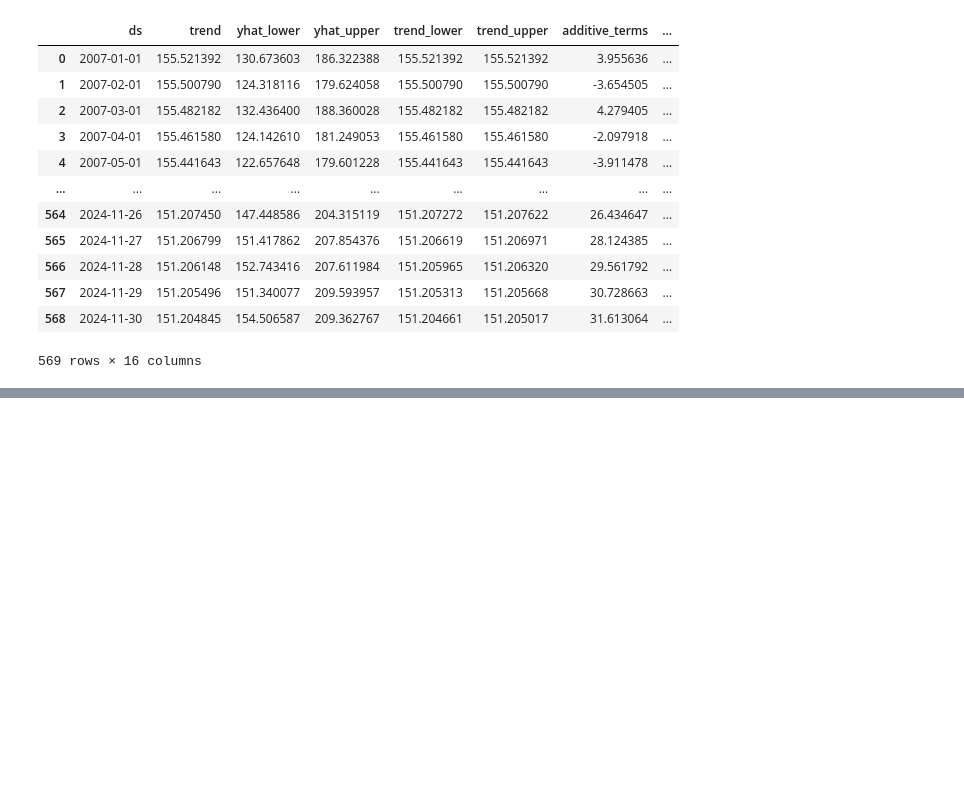
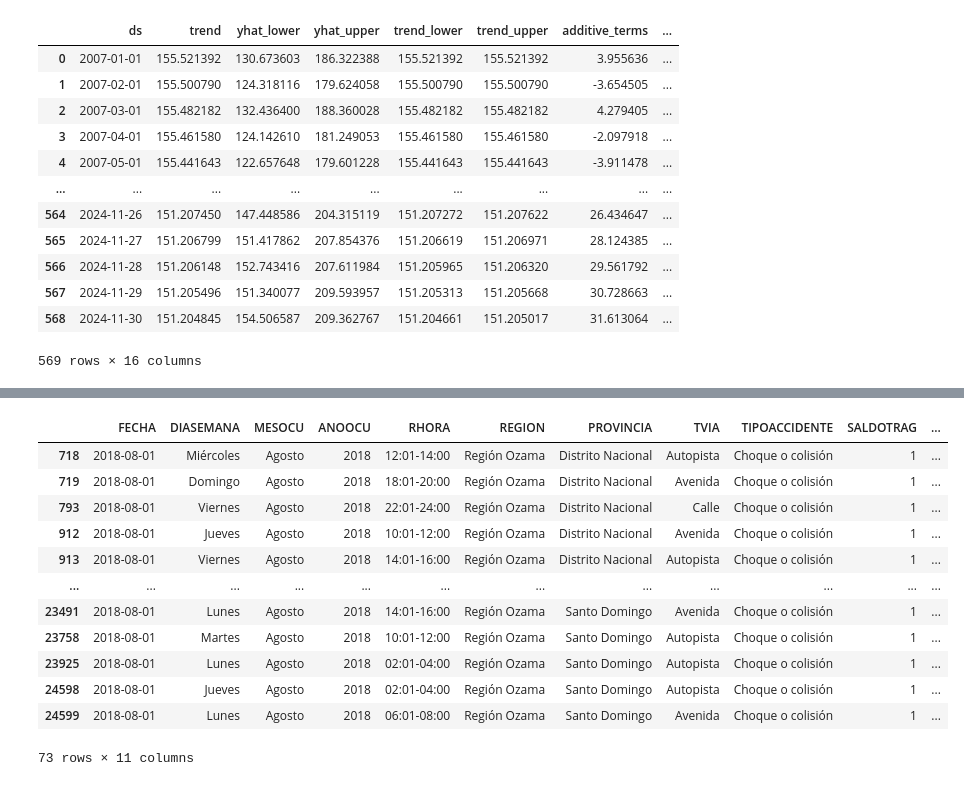
Before and after one commit to ngcarvajall/Accidentes_mortales_RD, a Jupyter notebook: Notebooks/Parque_vehicular.ipynb, the cells around one changed output, grey strips where cells are left out. Saved outputs shown, nothing was run; the diff lists cells and outputs as text; code cells hidden in the pictures; blank space fills up the shorter version.

```diff
--- a/Notebooks/Parque_vehicular.ipynb
+++ b/Notebooks/Parque_vehicular.ipynb
@@ -1192,0 +1186,16 @@ m.predict(future)
+# %%
+df_accidentes[(df_accidentes['ANOOCU']== 2018) & (df_accidentes['MESOCU'] == 'Agosto')]
+# %% [output]
+|  | FECHA | DIASEMANA | MESOCU | ANOOCU | RHORA | REGION | PROVINCIA | TVIA | TIPOACCIDENTE | SALDOTRAG | ... |
+| 718 | 2018-08-01 | Miércoles | Agosto | 2018 | 12:01-14:00 | Región Ozama | Distrito Nacional | Autopista | Choque o colisión | 1 | ... |
+| 719 | 2018-08-01 | Domingo | Agosto | 2018 | 18:01-20:00 | Región Ozama | Distrito Nacional | Avenida | Choque o colisión | 1 | ... |
+| 793 | 2018-08-01 | Viernes | Agosto | 2018 | 22:01-24:00 | Región Ozama | Distrito Nacional | Calle | Choque o colisión | 1 | ... |
+| 912 | 2018-08-01 | Jueves | Agosto | 2018 | 10:01-12:00 | Región Ozama | Distrito Nacional | Avenida | Choque o colisión | 1 | ... |
+| 913 | 2018-08-01 | Viernes | Agosto | 2018 | 14:01-16:00 | Región Ozama | Distrito Nacional | Autopista | Choque o colisión | 1 | ... |
+| ... | ... | ... | ... | ... | ... | ... | ... | ... | ... | ... | ... |
+| 23491 | 2018-08-01 | Lunes | Agosto | 2018 | 14:01-16:00 | Región Ozama | Santo Domingo | Avenida | Choque o colisión | 1 | ... |
+| 23758 | 2018-08-01 | Martes | Agosto | 2018 | 10:01-12:00 | Región Ozama | Santo Domingo | Autopista | Choque o colisión | 1 | ... |
+| 23925 | 2018-08-01 | Lunes | Agosto | 2018 | 02:01-04:00 | Región Ozama | Santo Domingo | Autopista | Choque o colisión | 1 | ... |
+| 24598 | 2018-08-01 | Jueves | Agosto | 2018 | 02:01-04:00 | Región Ozama | Santo Domingo | Autopista | Choque o colisión | 1 | ... |
+| 24599 | 2018-08-01 | Lunes | Agosto | 2018 | 06:01-08:00 | Región Ozama | Santo Domingo | Avenida | Choque o colisión | 1 | ... |
+73 rows × 11 columns
```
Also changed, not shown: parts of 4 cells of this notebook, 2 other files.
